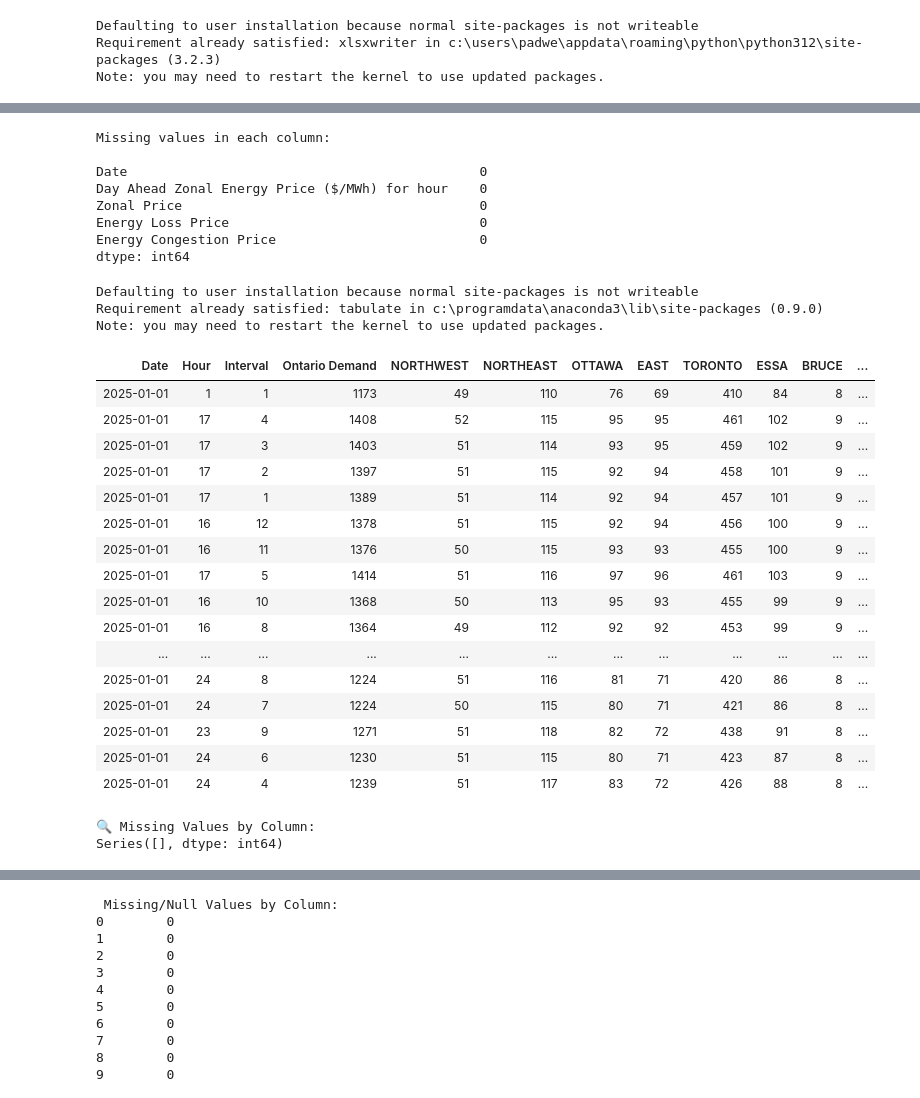
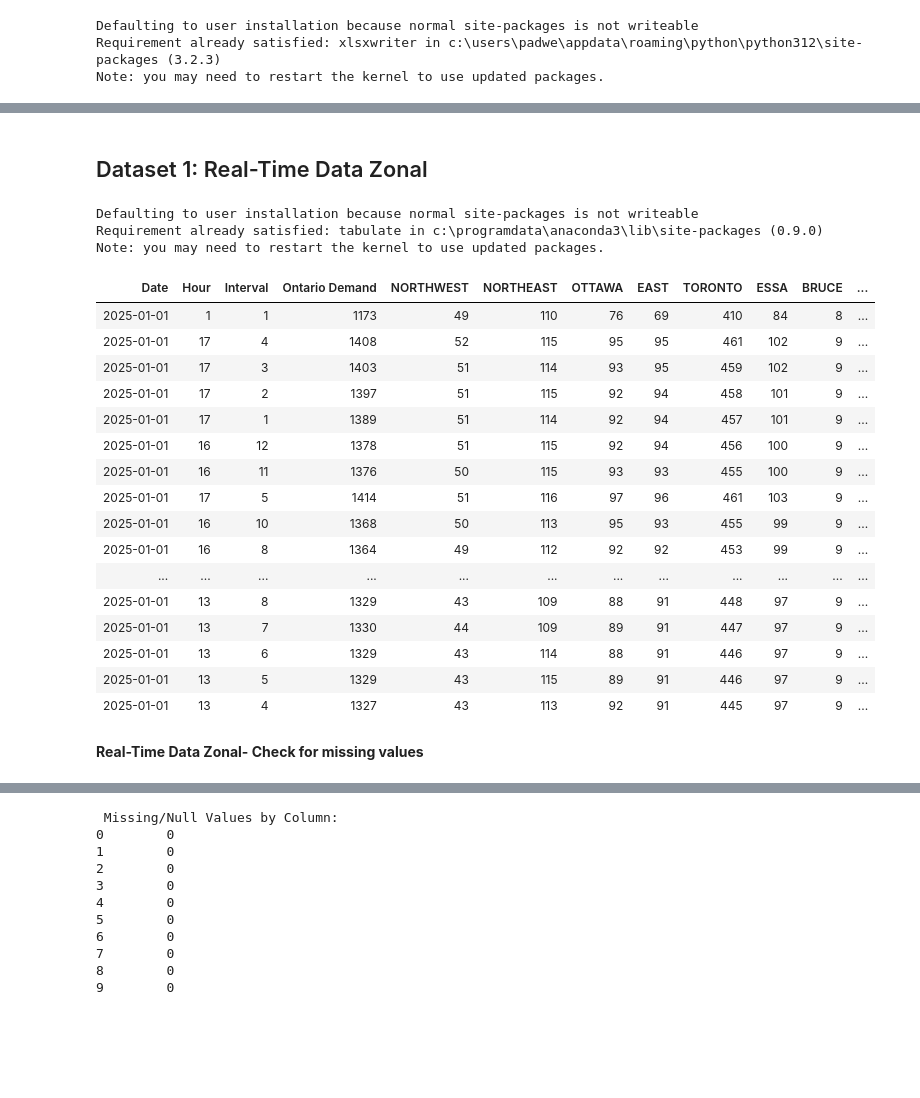
Before and after one commit to ShraddhaPadwekar/DataScience_SmartGridInvestmentZones, a Jupyter notebook: JupyterNotebooks/Padwekar_Shraddha_BigDataProject.ipynb, the cells around one changed output, grey strips where cells are left out. Saved outputs shown, nothing was run; the diff lists cells and outputs as text; code cells hidden in the pictures; blank space fills up the shorter version.

Commit message:
Added codes for Smart Grid

```diff
--- a/JupyterNotebooks/Padwekar_Shraddha_BigDataProject.ipynb
+++ b/JupyterNotebooks/Padwekar_Shraddha_BigDataProject.ipynb
@@ -41,30 +7,5 @@ print(df.head(50))
-# %%
-import pandas as pd
-
-# File path
-file_path = r'C:/Users/padwe/OneDrive/00 - Old Files/Documents/GitHub/DataScience_SmartGridInvestmentZones/Dataset/Hourly Ontario Zonal Price Report.xlsx'
-
-# Read only Sheet2
-df = pd.read_excel(file_path, sheet_name='Sheet2')
-
-# Clean column names
-df.columns = df.columns.str.strip()
-
-# Check for missing/null values in all columns
-missing_values = df.isnull().sum()
-
-# Display missing values
-print("Missing values in each column:\n")
-print(missing_values)
-# %% [output]
-Missing values in each column:
-
-Date                                             0
-Day Ahead Zonal Energy Price ($/MWh) for hour    0
-Zonal Price                                      0
-Energy Loss Price                                0
-Energy Congestion Price                          0
-dtype: int64
+# %% [markdown]
+## Dataset 1: Real-Time Data Zonal
 # %%
 pip install tabulate
 # %% [output]
@@ -83,58 +24,39 @@ pd.set_option('display.float_format', '{:,.2f}'.format)
 
 # load Real time Demand Zonal dataset
 # file path
-file_path = r'C:/Users/padwe/OneDrive/00 - Old Files/Documents/GitHub/DataScience_SmartGridInvestmentZones/Dataset/RealtimeDemandZonal.csv'
+file_path = r'../Dataset/RealtimeDemandZonal.csv'
 
 # Read CSV file
 df = pd.read_csv(file_path)
 
 # strip spaces from column
 df.columns = df.columns.str.strip()
 
 # correct column name: Date
 df['Date'] = pd.to_datetime(df['Date'])
 
 # Sort data by Date
 df = df.sort_values(by='Date').reset_index(drop=True)
 
 # Display first 50 rows only
 display(HTML(df.head(50).to_html(index=False)))
 # %% [output]
 | Date | Hour | Interval | Ontario Demand | NORTHWEST | NORTHEAST | OTTAWA | EAST | TORONTO | ESSA | BRUCE | ... |
 | 2025-01-01 | 1 | 1 | 1173 | 49 | 110 | 76 | 69 | 410 | 84 | 8 | ... |
 | 2025-01-01 | 17 | 4 | 1408 | 52 | 115 | 95 | 95 | 461 | 102 | 9 | ... |
 | 2025-01-01 | 17 | 3 | 1403 | 51 | 114 | 93 | 95 | 459 | 102 | 9 | ... |
 | 2025-01-01 | 17 | 2 | 1397 | 51 | 115 | 92 | 94 | 458 | 101 | 9 | ... |
 | 2025-01-01 | 17 | 1 | 1389 | 51 | 114 | 92 | 94 | 457 | 101 | 9 | ... |
 | 2025-01-01 | 16 | 12 | 1378 | 51 | 115 | 92 | 94 | 456 | 100 | 9 | ... |
 | 2025-01-01 | 16 | 11 | 1376 | 50 | 115 | 93 | 93 | 455 | 100 | 9 | ... |
 | 2025-01-01 | 17 | 5 | 1414 | 51 | 116 | 97 | 96 | 461 | 103 | 9 | ... |
 | 2025-01-01 | 16 | 10 | 1368 | 50 | 113 | 95 | 93 | 455 | 99 | 9 | ... |
 | 2025-01-01 | 16 | 8 | 1364 | 49 | 112 | 92 | 92 | 453 | 99 | 9 | ... |
 | ... | ... | ... | ... | ... | ... | ... | ... | ... | ... | ... | ... |
-| 2025-01-01 | 24 | 8 | 1224 | 51 | 116 | 81 | 71 | 420 | 86 | 8 | ... |
-| 2025-01-01 | 24 | 7 | 1224 | 50 | 115 | 80 | 71 | 421 | 86 | 8 | ... |
-| 2025-01-01 | 23 | 9 | 1271 | 51 | 118 | 82 | 72 | 438 | 91 | 8 | ... |
-| 2025-01-01 | 24 | 6 | 1230 | 51 | 115 | 80 | 71 | 423 | 87 | 8 | ... |
-| 2025-01-01 | 24 | 4 | 1239 | 51 | 117 | 83 | 72 | 426 | 88 | 8 | ... |
+| 2025-01-01 | 13 | 8 | 1329 | 43 | 109 | 88 | 91 | 448 | 97 | 9 | ... |
+| 2025-01-01 | 13 | 7 | 1330 | 44 | 109 | 89 | 91 | 447 | 97 | 9 | ... |
+| 2025-01-01 | 13 | 6 | 1329 | 43 | 114 | 88 | 91 | 446 | 97 | 9 | ... |
+| 2025-01-01 | 13 | 5 | 1329 | 43 | 115 | 89 | 91 | 446 | 97 | 9 | ... |
+| 2025-01-01 | 13 | 4 | 1327 | 43 | 113 | 92 | 91 | 445 | 97 | 9 | ... |
-# %%
-import pandas as pd
-
-# Load Real-time Demand Zonal dataset
-file_path = r'C:/Users/padwe/OneDrive/00 - Old Files/Documents/GitHub/DataScience_SmartGridInvestmentZones/Dataset/RealtimeDemandZonal.csv'
-df = pd.read_csv(file_path)
-
-# Clean column names
-df.columns = df.columns.str.strip()
-
-# Convert 'Date' column if it exists
-if 'Date' in df.columns:
-    df['Date'] = pd.to_datetime(df['Date'], errors='coerce')
-
-# 🔍 Check for missing/null values in each column
-print("\n Missing Values by Column:")
-missing = df.isnull().sum()
-print(missing[missing > 0])
-# %% [output]
-🔍 Missing Values by Column:
-Series([], dtype: int64)
+# %% [markdown]
+**Real-Time Data Zonal- Check for missing values**
```
Also changed, not shown: parts of 80 cells of this notebook, 6 other files.
